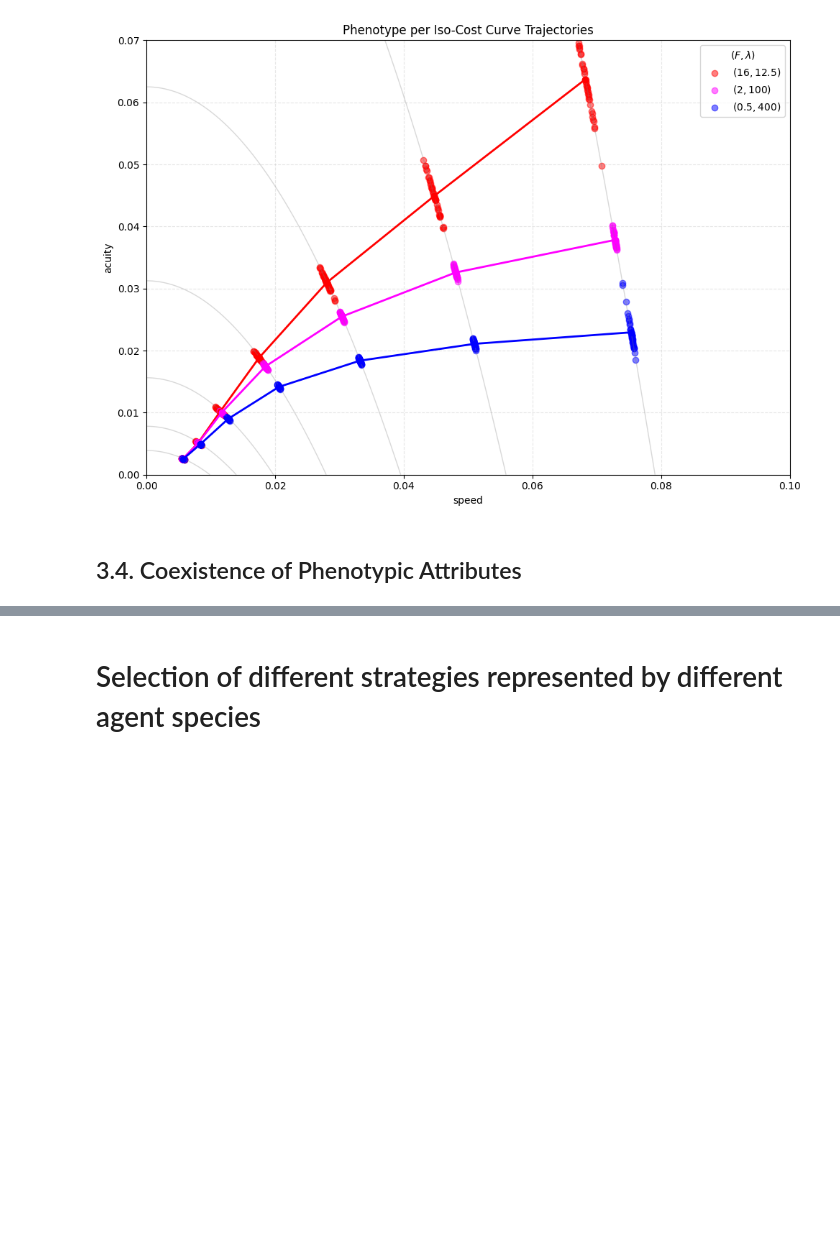
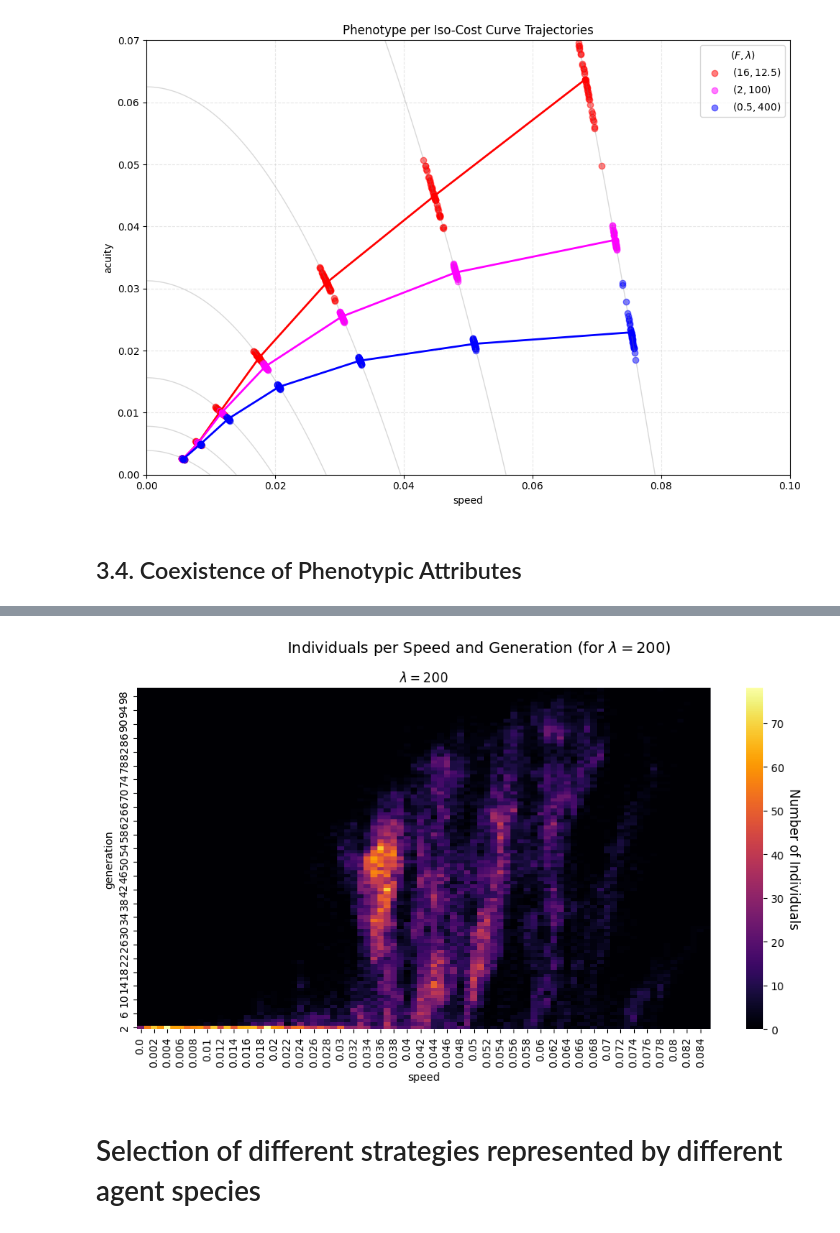
Before and after one commit to PrometheosFire/foraging-sim, a Jupyter notebook: evaluation/results.ipynb, the cells around one changed output, grey strips where cells are left out. Saved outputs shown, nothing was run; the diff lists cells and outputs as text; code cells hidden in the pictures; blank space fills up the shorter version.

```diff
--- a/evaluation/results.ipynb
+++ b/evaluation/results.ipynb
@@ -437,3 +459,37 @@ plt.show()
+# %%
+df_200 = df[df["Lamb"] == 200]
+df_200 = df_200[df_200["gen"] > 1]
+# Keep only one row per unique ID
+df_200 = df_200.drop_duplicates(subset="id")
+
+# Round for consistent binning
+df_200["speed"] = df_200["speed"].round(3)
+
+# Count individuals per (speed, generation) pair
+count_data = df_200.groupby(["gen", "speed"]).size().reset_index(name="count")
+
+# Pivot to heatmap format (rows = gen, cols = speed)
+heatmap_data = count_data.pivot(index="gen", columns="speed", values="count").fillna(0)
+
+# Plot heatmap
+plt.figure(figsize=(10, 6))
+ax = sns.heatmap(heatmap_data, cmap="inferno")
+
+# Axis and title
+ax.set_title(r"$\lambda = 200$")
+ax.set_xlabel("speed")
+ax.set_ylabel("generation")
+ax.invert_yaxis()
+
+# Add colorbar label
+cbar = ax.collections[0].colorbar
+cbar.set_label("Number of Individuals", rotation=-90, labelpad=15, fontsize=12)
+
+plt.suptitle(r"Individuals per Speed and Generation (for $\lambda = 200$)", fontsize=14)
+plt.tight_layout()
+plt.show()
+# %% [output]
+[figure, added]
 # %% [markdown]
 # Selection of different strategies represented by different agent species
 # %%
```
Also changed, not shown: parts of 9 cells of this notebook.
